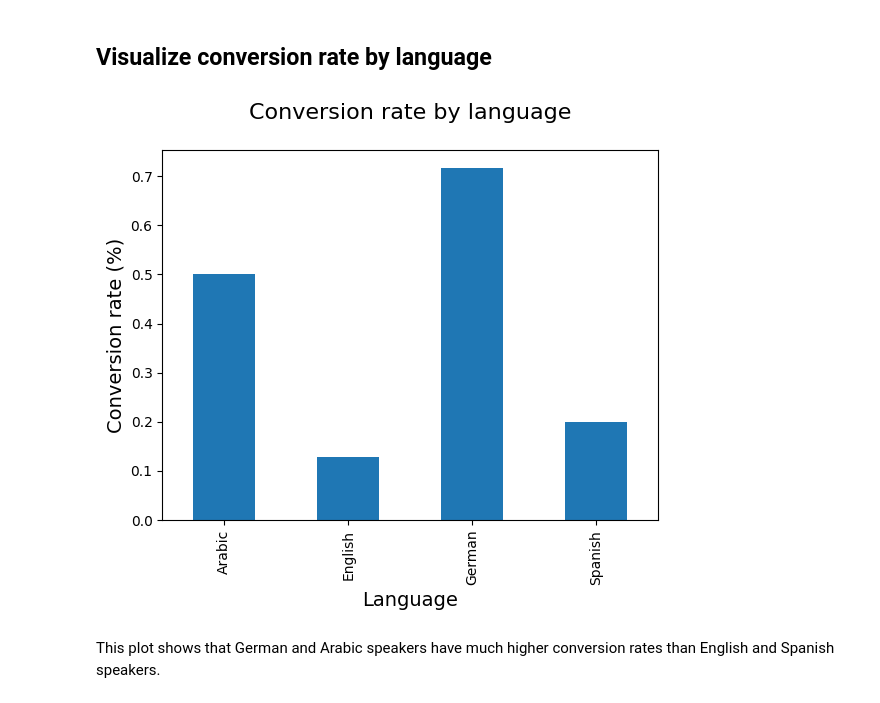
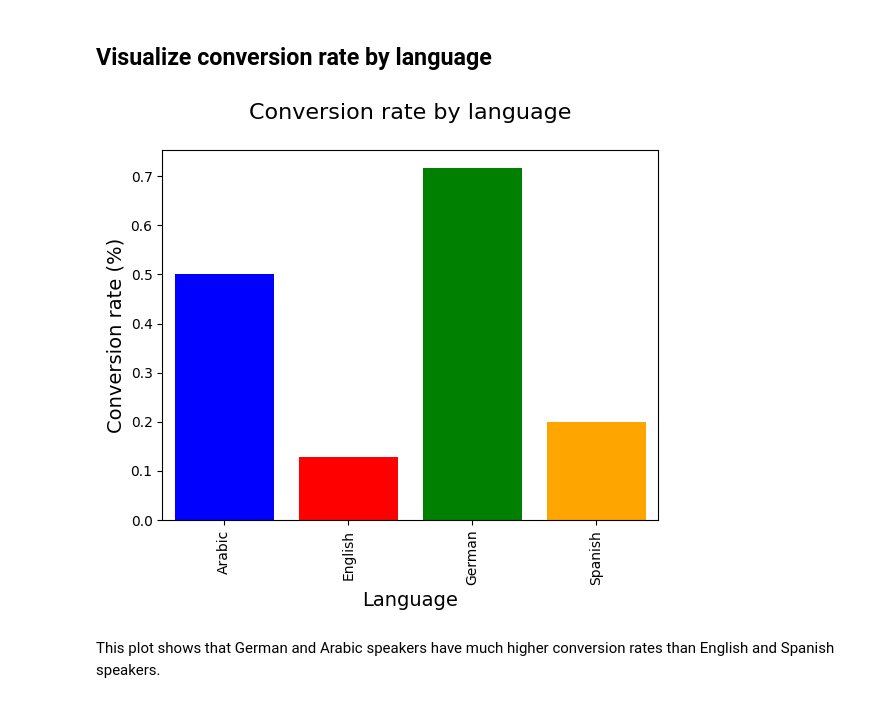
Before and after one commit to shannontorcato/analyzing-marketing-campaign, a Jupyter notebook: main.ipynb, the cells around one changed output. Cells and saved outputs as stored; diff of their text form; code cells hidden in the pictures.

Commit message:
add color to bar graph

```diff
--- a/main.ipynb
+++ b/main.ipynb
@@ -224,16 +224,19 @@ daily_conversion_rates.plot()
 # %%
 # Create a bar chart using language_conversion_rate DataFrame
 language_conversion_rate.plot(kind = 'bar')
 
 # Add a title and x and y-axis labels
 plt.title('Conversion rate by language\n', size = 16)
 plt.xlabel('Language', size = 14)
 plt.ylabel('Conversion rate (%)', size = 14)
 
+# Add color to the bars
+plt.bar(language_conversion_rate.index, language_conversion_rate, color = ['blue', 'red', 'green', 'orange'])
+
 # Display the plot
 plt.show()
 # %% [output]
-[figure, old version]
+[figure, new version]
 # %% [markdown]
 This plot shows that German and Arabic speakers have much higher conversion rates than English and Spanish speakers.
 # %% [markdown]
```
